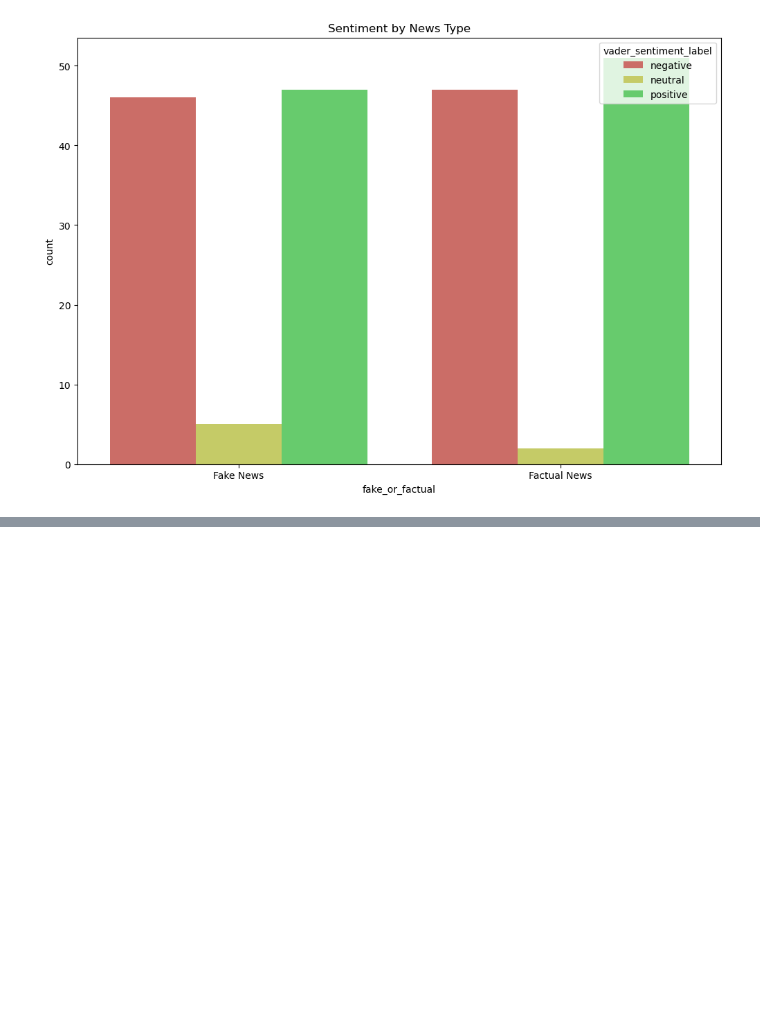
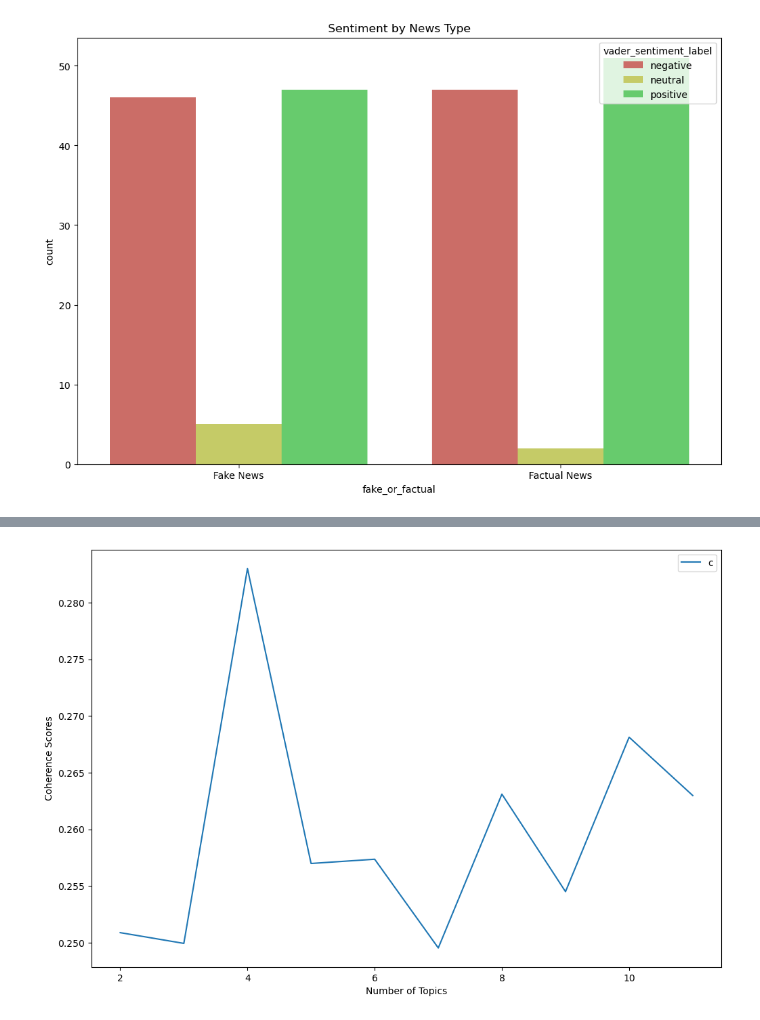
Before and after one commit to SA-30/ai_projects, a Jupyter notebook: 9) Fake News Classifier/classifier.ipynb, the cells around one changed output, grey strips where cells are left out. Cells and saved outputs as stored; diff of their text form; code cells hidden in the pictures; blank space fills up the shorter version.

Commit message:
topic moelling

```diff
--- a/9) Fake News Classifier/classifier.ipynb
+++ b/9) Fake News Classifier/classifier.ipynb
@@ -453,0 +456,3 @@ sns.countplot(
+# %%
+fake_news_text = data[data['fake_or_factual'] == 'Fake News']['text_clean'].reset_index(drop=True)
+fake_news_text
@@ -453,0 +472,24 @@ sns.countplot(
+# %%
+fake_dictionary = corpora.Dictionary(fake_news_text)
+# %%
+doc_term_fake = [fake_dictionary.doc2bow(text) for text in fake_news_text]
+# %%
+coherence_values = []
+model_list = []
+
+min_topics = 2
+max_topics = 11
+
+for num_topics_i in range(min_topics, max_topics + 1):
+    model = gensim.models.LdaModel(doc_term_fake, num_topics=num_topics_i, id2word=fake_dictionary)
+    model_list.append(model)
+    coherence_model = CoherenceModel(model=model, texts=fake_news_text, dictionary=fake_dictionary, coherence='c_v')
+    coherence_values.append(coherence_model.get_coherence())
+# %%
+plt.plot(range(min_topics, max_topics + 1), coherence_values)
+plt.xlabel("Number of Topics")
+plt.ylabel('Coherence Scores')
+plt.legend(('coherence_values'), loc='best')
+plt.show()
+# %% [output]
+[figure, added]
```
Also changed, not shown: parts of 4 cells of this notebook.
